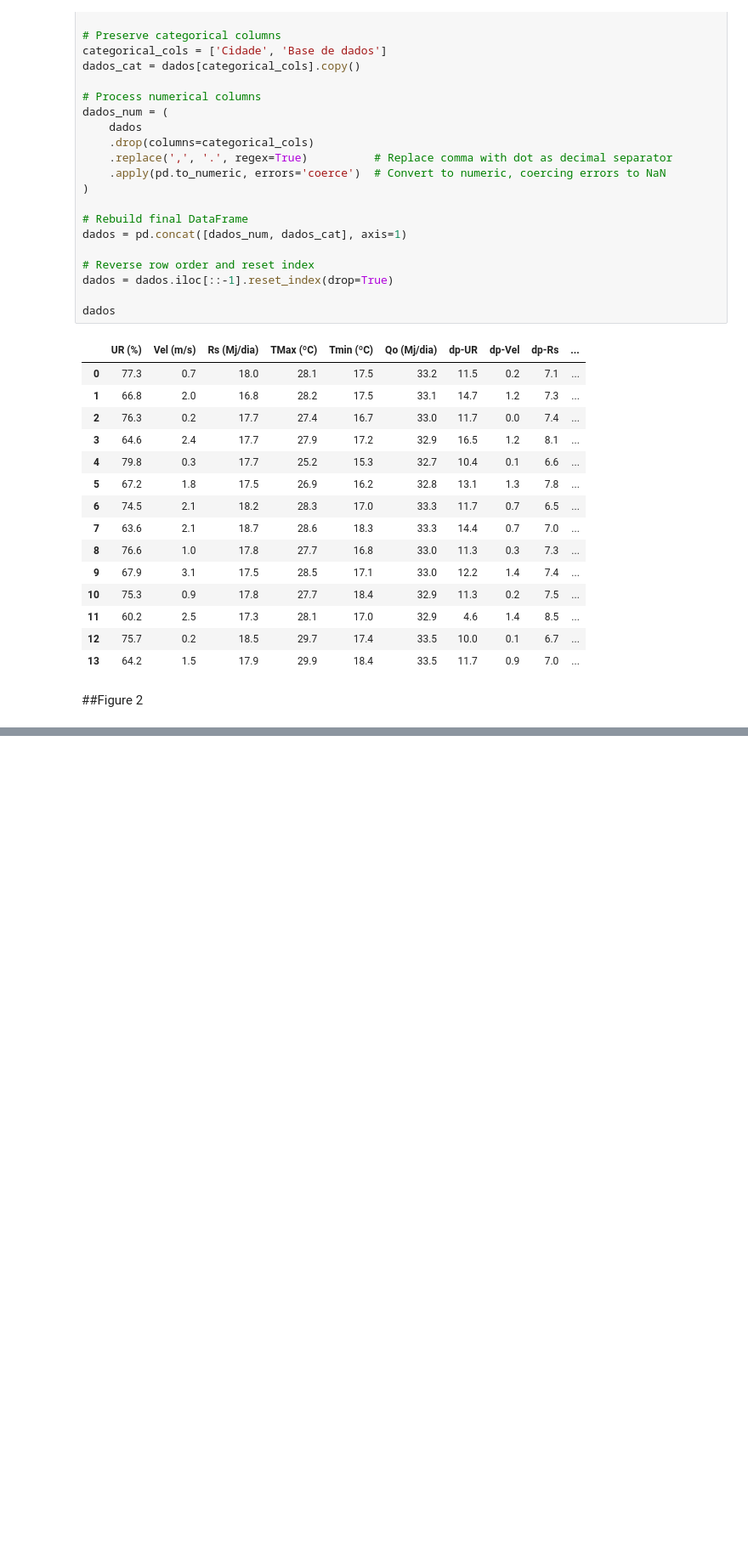
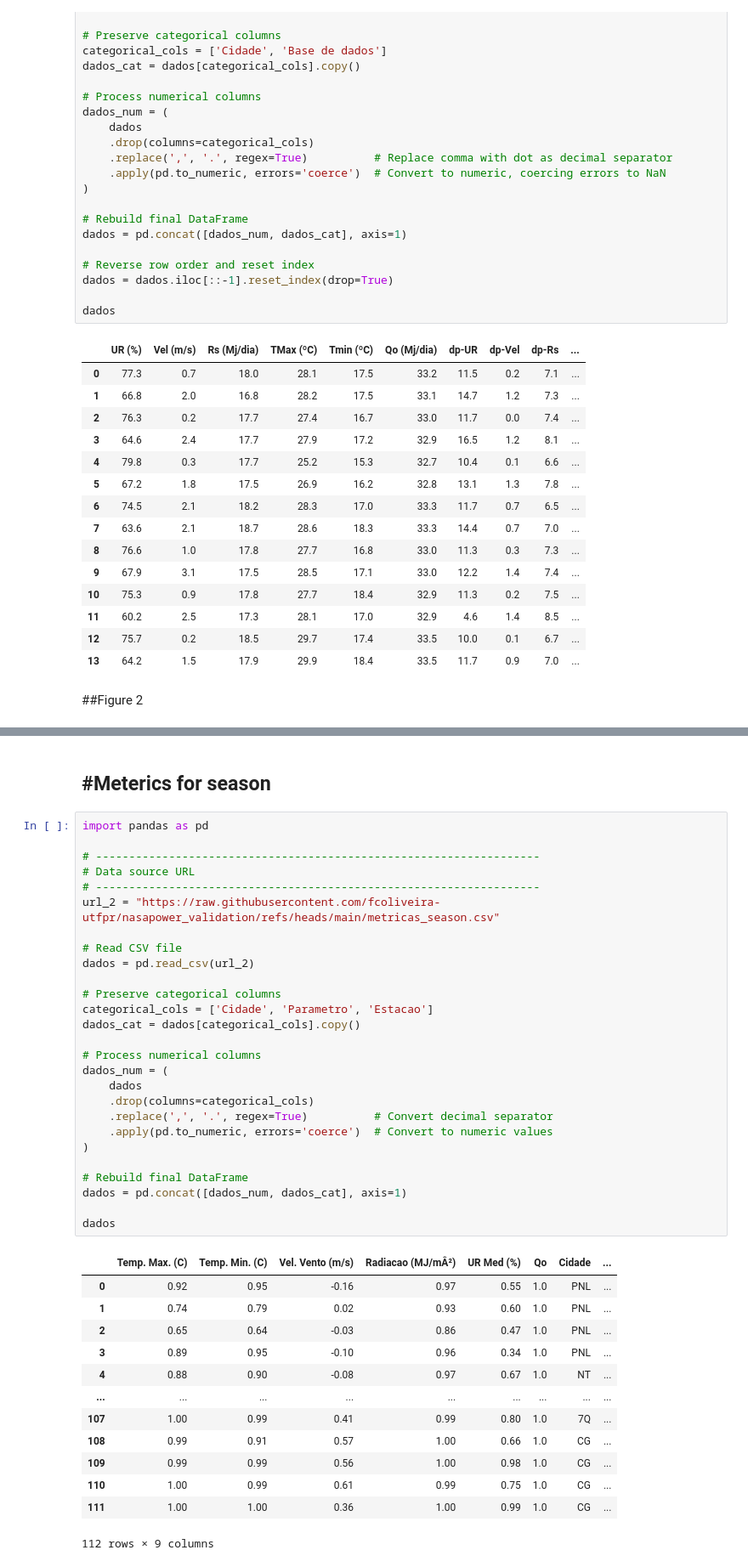
Before and after one commit to fcoliveira-utfpr/nasapower_validation, a Jupyter notebook: validation_eto.ipynb, the cells around one changed output, grey strips where cells are left out. Shown at 85% size. Saved outputs shown, nothing was run; the diff lists cells and outputs as text; blank space fills up the shorter version.

```diff
--- a/validation_eto.ipynb
+++ b/validation_eto.ipynb
@@ -175,2 +177,46 @@ plt.tight_layout()
 # %% [output]
 [figure]
+# %% [markdown]
+#**Meterics for season**
+---
+# %%
+import pandas as pd
+
+# -------------------------------------------------------------------
+# Data source URL
+# -------------------------------------------------------------------
+url_2 = "https://raw.githubusercontent.com/fcoliveira-utfpr/nasapower_validation/refs/heads/main/metricas_season.csv"
+
+# Read CSV file
+dados = pd.read_csv(url_2)
+
+# Preserve categorical columns
+categorical_cols = ['Cidade', 'Parametro', 'Estacao']
+dados_cat = dados[categorical_cols].copy()
+
+# Process numerical columns
+dados_num = (
+    dados
+    .drop(columns=categorical_cols)
+    .replace(',', '.', regex=True)          # Convert decimal separator
+    .apply(pd.to_numeric, errors='coerce')  # Convert to numeric values
+)
+
+# Rebuild final DataFrame
+dados = pd.concat([dados_num, dados_cat], axis=1)
+
+dados
+# %% [output]
+|  | Temp. Max. (C) | Temp. Min. (C) | Vel. Vento (m/s) | Radiacao (MJ/mÂ²) | UR Med (%) | Qo | Cidade | ... |
+| 0 | 0.92 | 0.95 | -0.16 | 0.97 | 0.55 | 1.0 | PNL | ... |
+| 1 | 0.74 | 0.79 | 0.02 | 0.93 | 0.60 | 1.0 | PNL | ... |
+| 2 | 0.65 | 0.64 | -0.03 | 0.86 | 0.47 | 1.0 | PNL | ... |
+| 3 | 0.89 | 0.95 | -0.10 | 0.96 | 0.34 | 1.0 | PNL | ... |
+| 4 | 0.88 | 0.90 | -0.08 | 0.97 | 0.67 | 1.0 | NT | ... |
+| ... | ... | ... | ... | ... | ... | ... | ... | ... |
+| 107 | 1.00 | 0.99 | 0.41 | 0.99 | 0.80 | 1.0 | 7Q | ... |
+| 108 | 0.99 | 0.91 | 0.57 | 1.00 | 0.66 | 1.0 | CG | ... |
+| 109 | 0.99 | 0.99 | 0.56 | 1.00 | 0.98 | 1.0 | CG | ... |
+| 110 | 1.00 | 0.99 | 0.61 | 0.99 | 0.75 | 1.0 | CG | ... |
+| 111 | 1.00 | 1.00 | 0.36 | 1.00 | 0.99 | 1.0 | CG | ... |
+112 rows × 9 columns
```
Also changed, not shown: parts of 4 cells of this notebook.
